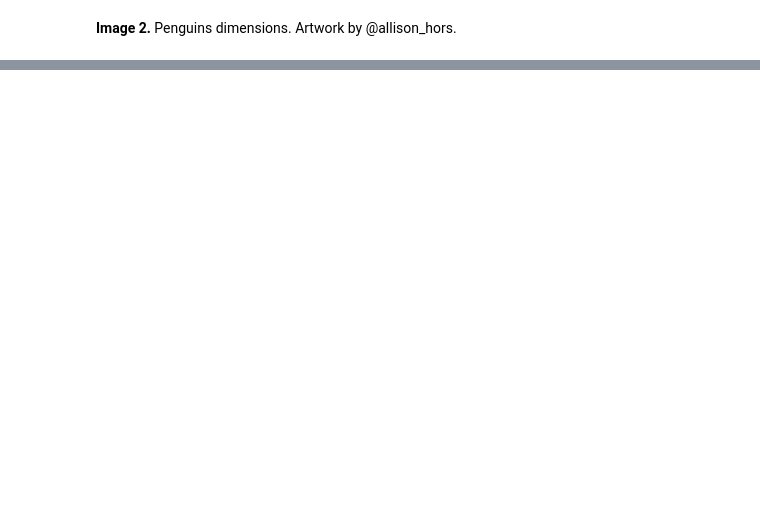
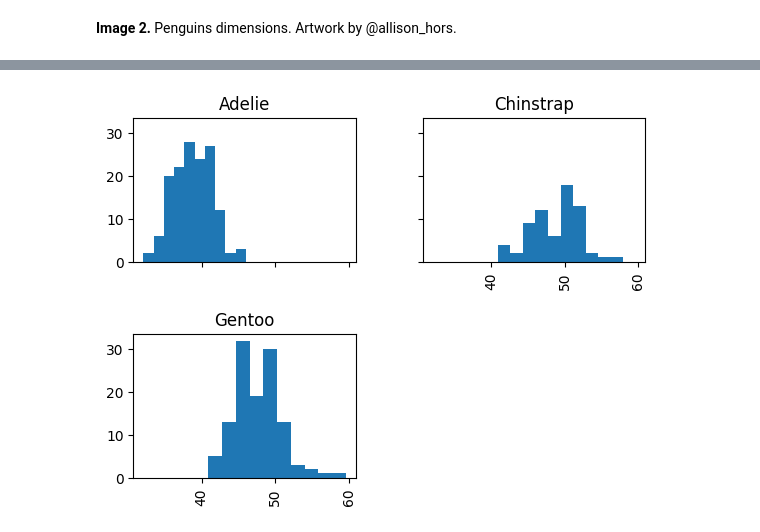
Before and after one commit to rodri-iot/pinguinos_palmer, a Jupyter notebook: Lesson_6.ipynb, the cells around one changed output, grey strips where cells are left out. Drawn from its saved outputs; the diff is of its cells as text; code cells hidden in the pictures; blank space fills up the shorter version.

```diff
--- a/Lesson_6.ipynb
+++ b/Lesson_6.ipynb
@@ -28,3 +59,7 @@ df = pd.read_csv(url)
 **Image 2.** Penguins dimensions. Artwork by @allison_hors.
 # %%
 # Drop na values, but explain your rule of decision
+df = df.dropna(subset=['bill_length_mm', 'bill_depth_mm', 'flipper_length_mm', 'body_mass_g', 'sex'])
+df = df.drop(['rowid','year'], axis=1)
+df = df.reset_index(drop = True)
+df.info()
@@ -37,4 +149,8 @@ df = pd.read_csv(url)
 # %%
 # Show the histogram per bill lenght
+df.hist(column='bill_length_mm', by='species', sharex=True, sharey=True)
+plt.show()
+# %% [output]
+[figure, added]
 # %%
 # Show the histogram per bill depth
```
Also changed, not shown: parts of 16 cells of this notebook.
